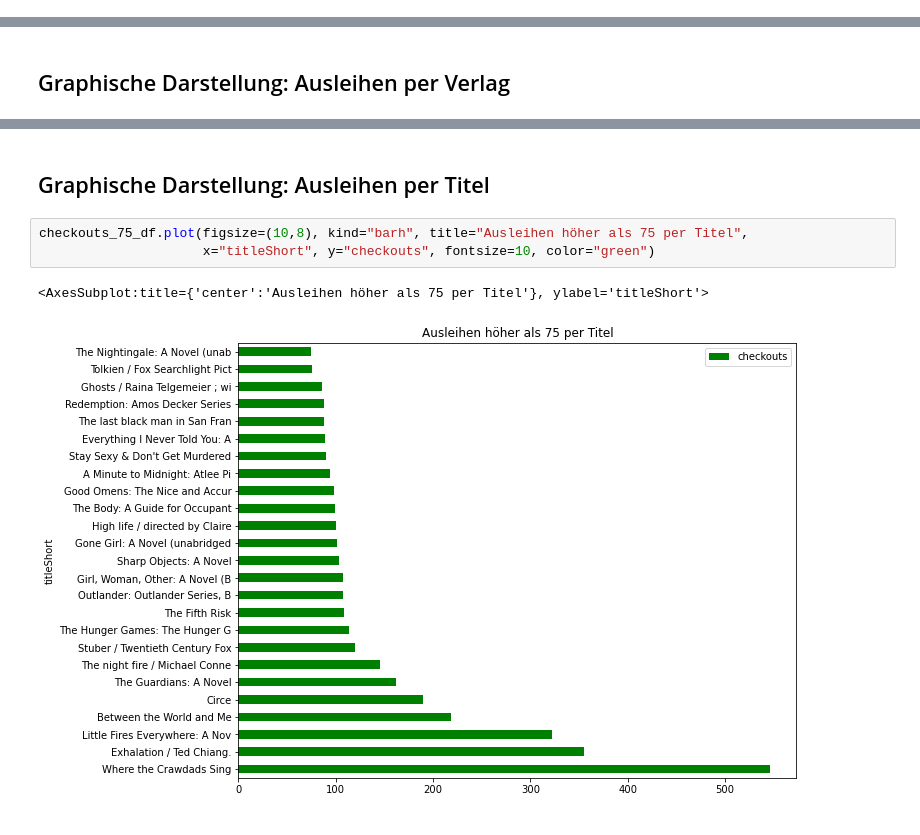
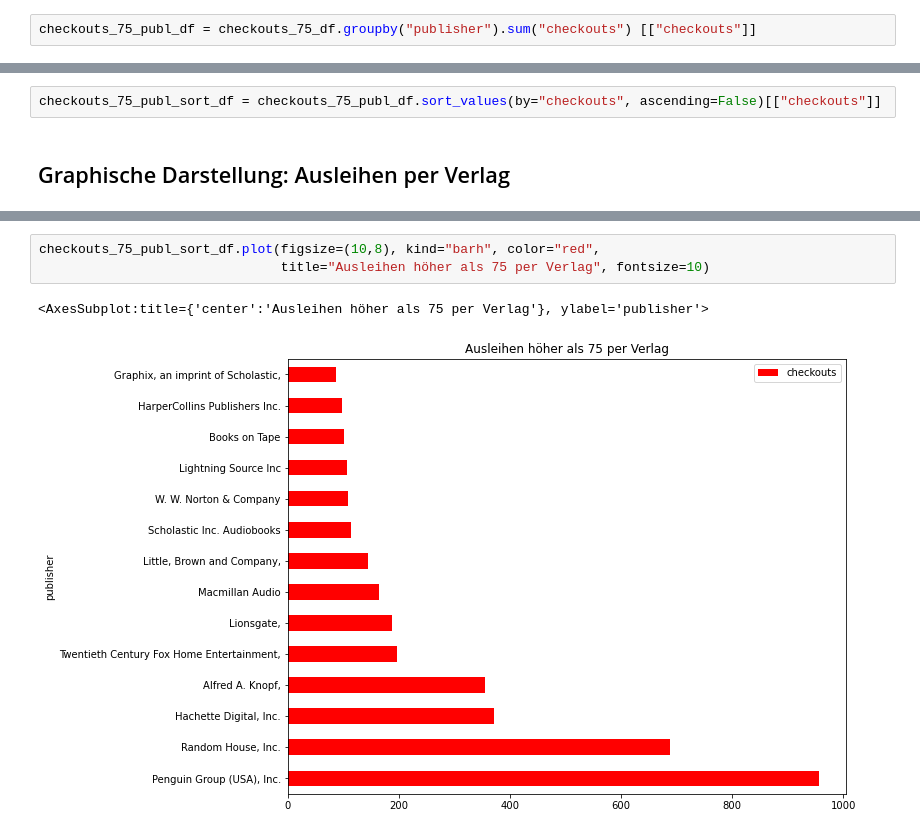
Before and after one commit to schumahe/2021-11-29_DL_Heinke_Schumacher, a Jupyter notebook: Modul_1/python/title_publisher_more_than_75_checkouts.ipynb, the cells around one changed output, grey strips where cells are left out. Drawn from its saved outputs; the diff is of its cells as text.

Commit message:
Update title_publisher_more_than_75_checkouts

```diff
--- a/Modul_1/python/title_publisher_more_than_75_checkouts.ipynb
+++ b/Modul_1/python/title_publisher_more_than_75_checkouts.ipynb
@@ -179,0 +209,2 @@ checkouts_75_df [["checkouts", "publisher"]]
+# %%
+checkouts_75_publ_df = checkouts_75_df.groupby("publisher").sum("checkouts") [["checkouts"]]
@@ -180,2 +230,4 @@ checkouts_75_df [["checkouts", "publisher"]]
+# %%
+checkouts_75_publ_sort_df = checkouts_75_publ_df.sort_values(by="checkouts", ascending=False)[["checkouts"]]
 # %% [markdown]
 ## Graphische Darstellung: Ausleihen per Verlag
@@ -187,8 +234,6 @@ checkouts_75_df.plot(figsize=(8,8), kind="barh", x="publisher", y=("checkouts"),
-# %% [markdown]
-## Graphische Darstellung: Ausleihen per Titel
-# %%
-checkouts_75_df.plot(figsize=(10,8), kind="barh", title="Ausleihen höher als 75 per Titel",
-                     x="titleShort", y="checkouts", fontsize=10, color="green")
-# %% [output]
-<AxesSubplot:title={'center':'Ausleihen höher als 75 per Titel'}, ylabel='titleShort'>
-[figure, removed]
+# %%
+checkouts_75_publ_sort_df.plot(figsize=(10,8), kind="barh", color="red",
+                               title="Ausleihen höher als 75 per Verlag", fontsize=10)
+# %% [output]
+<AxesSubplot:title={'center':'Ausleihen höher als 75 per Verlag'}, ylabel='publisher'>
+[figure, added]
```
Also changed, not shown: parts of 6 cells of this notebook.
